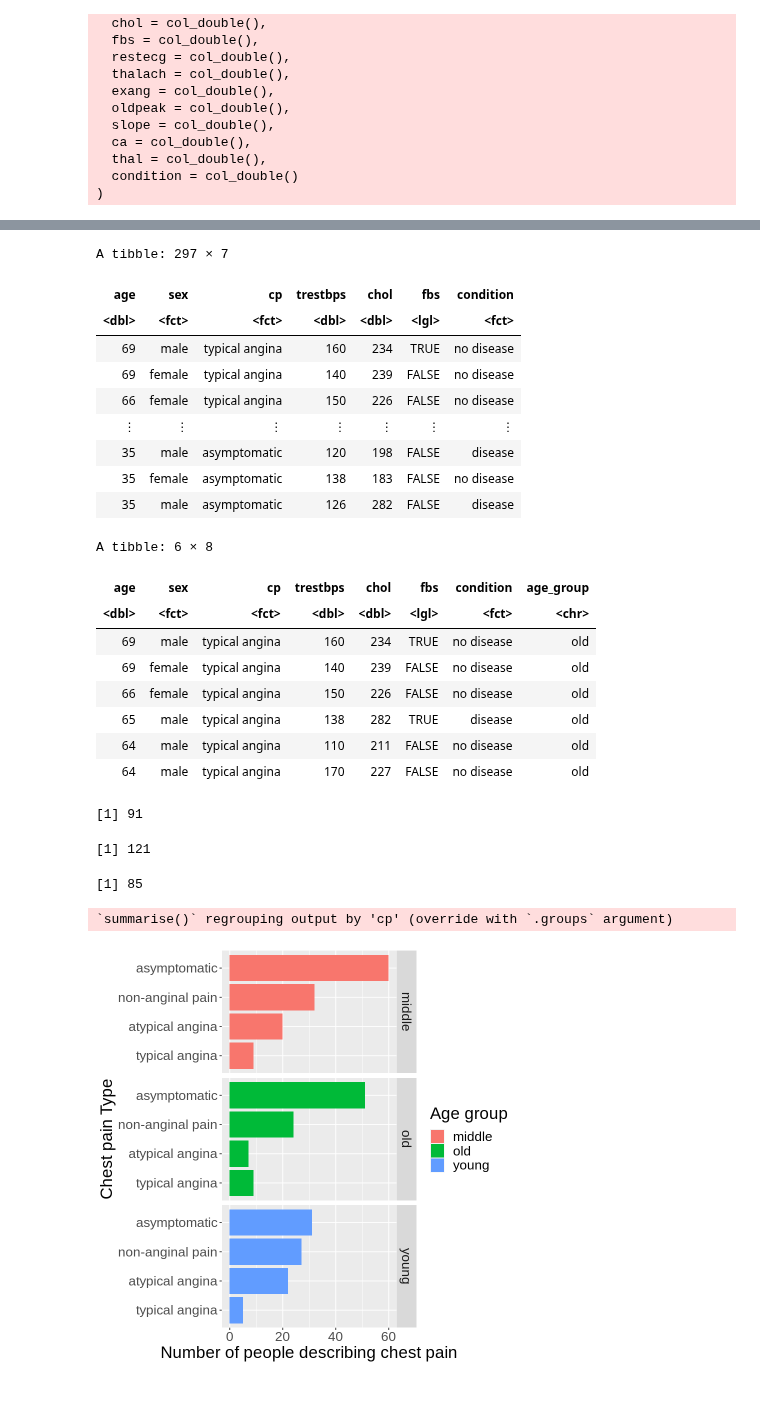
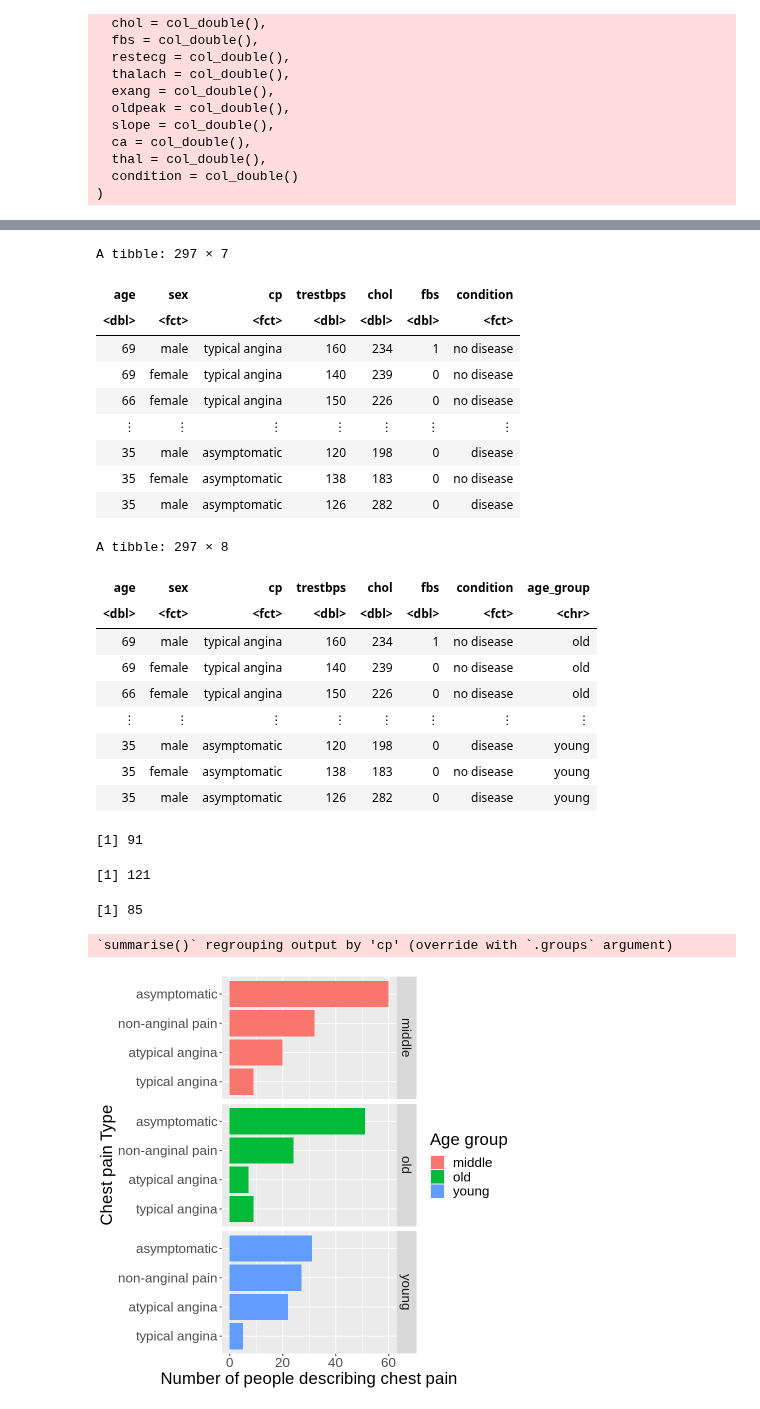
Before and after one commit to ssyl29/group_project, a Jupyter notebook: report.ipynb, the cells around one changed output, grey strips where cells are left out. Cells and saved outputs as stored; diff of their text form; code cells hidden in the pictures.

```diff
--- a/report.ipynb
+++ b/report.ipynb
@@ -51,23 +46,10 @@ heart_data <- heart_data %>%
                       "2" = "non-anginal pain",
                       "3" = "asymptomatic"),
            fbs = as.logical(fbs),
-          restecg = as.factor(restecg),
-           restecg = recode(restecg, "0" = "normal",
-                           "1" = "ST-T abnormal",
-                           "2" = "LVH likely"),  #left ventricular hypertrophy
-           exang = as.factor(exang),
-           exang = recode(exang, "0" = "no",
-                          "1" = "yes"),
-          slope = as.factor(slope),
-           slope = recode(slope, "0" = "upsloping",
-                         "1" = "flat",
-                         "2" = "downsloping"),
-           ca = as.factor(ca),
-          thal = as.factor(thal),
-           thal = recode(thal, "0" = "normal",
-                        "1" = "fixed defect",
-                        "2" = "reversable defect"),
-          condition = as.factor(condition),
+          trestbps = as.numeric(trestbps),
+           chol = as.numeric(chol),
+          fbs = as.numeric(fbs),
+           condition = as.factor(condition),
           condition = recode(condition, "0" = "no disease",
                             "1" = "disease")) %>%
     select(age, sex, cp, trestbps, chol, fbs, condition)
@@ -75,11 +57,11 @@ heart_data
 # %% [output]
 A tibble: 297 × 7
 | age | sex | cp | trestbps | chol | fbs | condition |
-| <dbl> | <fct> | <fct> | <dbl> | <dbl> | <lgl> | <fct> |
-| 69 | male | typical angina | 160 | 234 | TRUE | no disease |
-| 69 | female | typical angina | 140 | 239 | FALSE | no disease |
-| 66 | female | typical angina | 150 | 226 | FALSE | no disease |
+| <dbl> | <fct> | <fct> | <dbl> | <dbl> | <dbl> | <fct> |
+| 69 | male | typical angina | 160 | 234 | 1 | no disease |
+| 69 | female | typical angina | 140 | 239 | 0 | no disease |
+| 66 | female | typical angina | 150 | 226 | 0 | no disease |
 | ⋮ | ⋮ | ⋮ | ⋮ | ⋮ | ⋮ | ⋮ |
-| 35 | male | asymptomatic | 120 | 198 | FALSE | disease |
-| 35 | female | asymptomatic | 138 | 183 | FALSE | no disease |
-| 35 | male | asymptomatic | 126 | 282 | FALSE | disease |
+| 35 | male | asymptomatic | 120 | 198 | 0 | disease |
+| 35 | female | asymptomatic | 138 | 183 | 0 | no disease |
+| 35 | male | asymptomatic | 126 | 282 | 0 | disease |
@@ -92,57 +68,58 @@ heart_test <- testing(heart_split)
 # %%
 # 1.Divide the dataset into different age group.
-heart_grouped <- within(heart_data,{
+heart_data <- within(heart_data,{
   age_group <- NA
   age_group[age>=60]="old"
   age_group[age>= 50 & age < 60] = "middle"
   age_group[age < 50] = "young"
 })
-head(heart_grouped)
+heart_data
 
 # 2.Count the number in each group
-num_old <- heart_grouped %>%
+num_old <- heart_data %>%
     filter(age_group == "old") %>%
     nrow()
 num_old
 
-num_middle <- heart_grouped %>%
+num_middle <- heart_data %>%
     filter(age_group == "middle") %>%
     nrow()
 num_middle
 
-num_young <- heart_grouped %>%
+num_young <- heart_data %>%
     filter(age_group == "young") %>%
     nrow()
 num_young
 
 # Note: we can see that the majority of patients with
 # heart failure are between the ages of 50 and 60.
 
 # 3.Find the differnt types of chest pain in each age group
-chest_pains_age <- heart_grouped %>%
+chest_pains_age <- heart_data %>%
     select(cp, age_group) %>%
     group_by(cp, age_group) %>%
     summarize(count = n())
 
 chest_pain_plot <- chest_pains_age %>%
     ggplot(aes(x = count, y = cp, fill = age_group)) +
     geom_bar(stat = "identity", position = "dodge") +
     facet_grid(age_group ~.) +
     labs(x = "Number of people describing chest pain", y = "Chest pain Type",
         fill = "Age group") +
     theme(text = element_text(size = 20))
 chest_pain_plot
 # 4
 # %% [output]
-A tibble: 6 × 8
+A tibble: 297 × 8
 | age | sex | cp | trestbps | chol | fbs | condition | age_group |
-| <dbl> | <fct> | <fct> | <dbl> | <dbl> | <lgl> | <fct> | <chr> |
-| 69 | male | typical angina | 160 | 234 | TRUE | no disease | old |
-| 69 | female | typical angina | 140 | 239 | FALSE | no disease | old |
-| 66 | female | typical angina | 150 | 226 | FALSE | no disease | old |
-| 65 | male | typical angina | 138 | 282 | TRUE | disease | old |
-| 64 | male | typical angina | 110 | 211 | FALSE | no disease | old |
-| 64 | male | typical angina | 170 | 227 | FALSE | no disease | old |
+| <dbl> | <fct> | <fct> | <dbl> | <dbl> | <dbl> | <fct> | <chr> |
+| 69 | male | typical angina | 160 | 234 | 1 | no disease | old |
+| 69 | female | typical angina | 140 | 239 | 0 | no disease | old |
+| 66 | female | typical angina | 150 | 226 | 0 | no disease | old |
+| ⋮ | ⋮ | ⋮ | ⋮ | ⋮ | ⋮ | ⋮ | ⋮ |
+| 35 | male | asymptomatic | 120 | 198 | 0 | disease | young |
+| 35 | female | asymptomatic | 138 | 183 | 0 | no disease | young |
+| 35 | male | asymptomatic | 126 | 282 | 0 | disease | young |
 [1] 91
 [1] 121
 [1] 85
```
Also changed, not shown: parts of 4 cells of this notebook.
